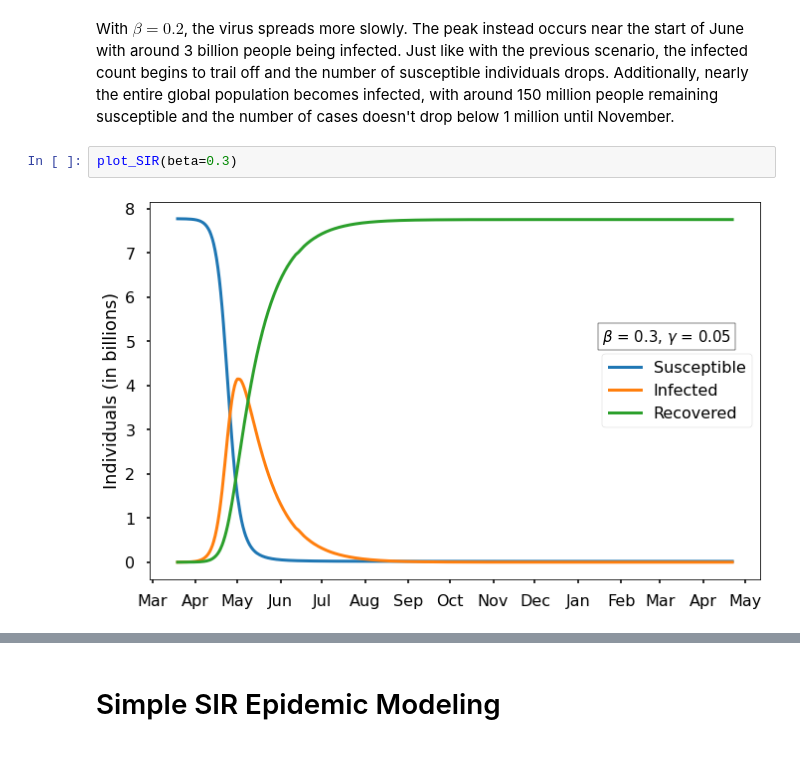
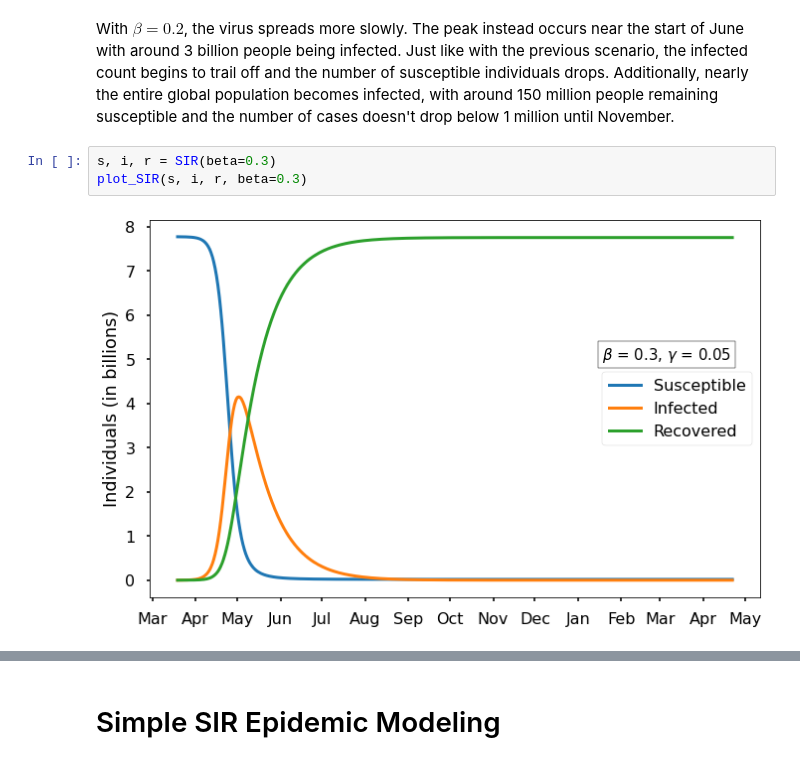
Before and after one commit to benjaminwarner/senior-project, a Jupyter notebook: SIR_Modeling.ipynb, the cells around one changed output, grey strips where cells are left out. Cells and saved outputs as stored; diff of their text form.

```diff
--- a/SIR_Modeling.ipynb
+++ b/SIR_Modeling.ipynb
@@ -148,9 +150,10 @@ plot_SIR(beta=0.2)
 # %% [markdown]
 With $\beta = 0.2$, the virus spreads more slowly. The peak instead occurs near the start of June with around 3 billion people being infected. Just like with the previous scenario, the infected count begins to trail off and the number of susceptible individuals drops. Additionally, nearly the entire global population becomes infected, with around 150 million people remaining susceptible and the number of cases doesn't drop below 1 million until November.
-# %%
-plot_SIR(beta=0.3)
-# %% [output]
-[figure, removed]
+# %%
+s, i, r = SIR(beta=0.3)
+plot_SIR(s, i, r, beta=0.3)
+# %% [output]
+[figure, added]
 # %% [markdown]
 With $\beta = 0.3$, the virus spreads more quickly. The peak occurs near the start of May, exceeding 4 billion infected. The severe period of the epidemic ends a little bit sooner, with the number of infected dropping below 1 million around October. Only 19 million people remain susceptible after a year.
 
```
Also changed, not shown: parts of 11 cells of this notebook.
